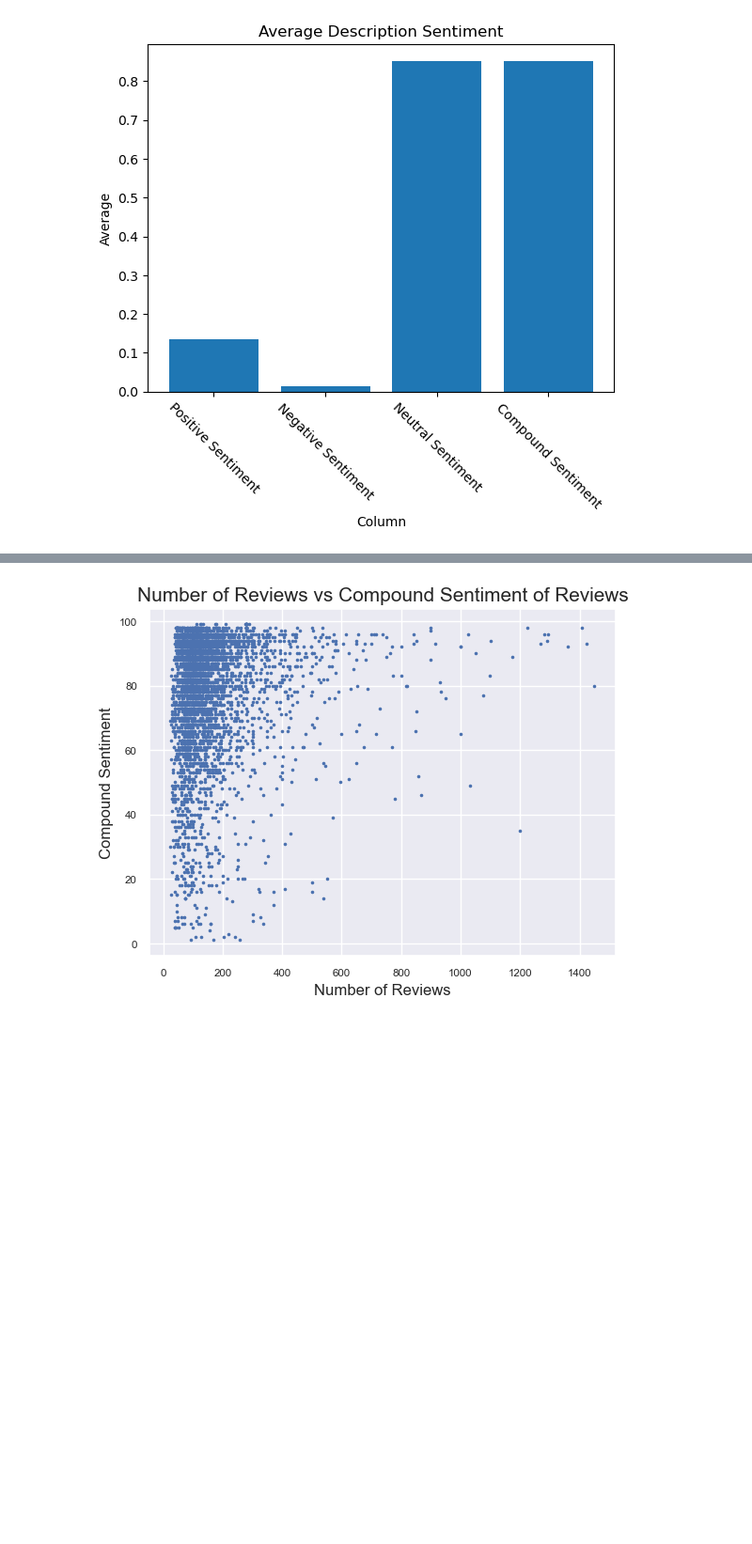
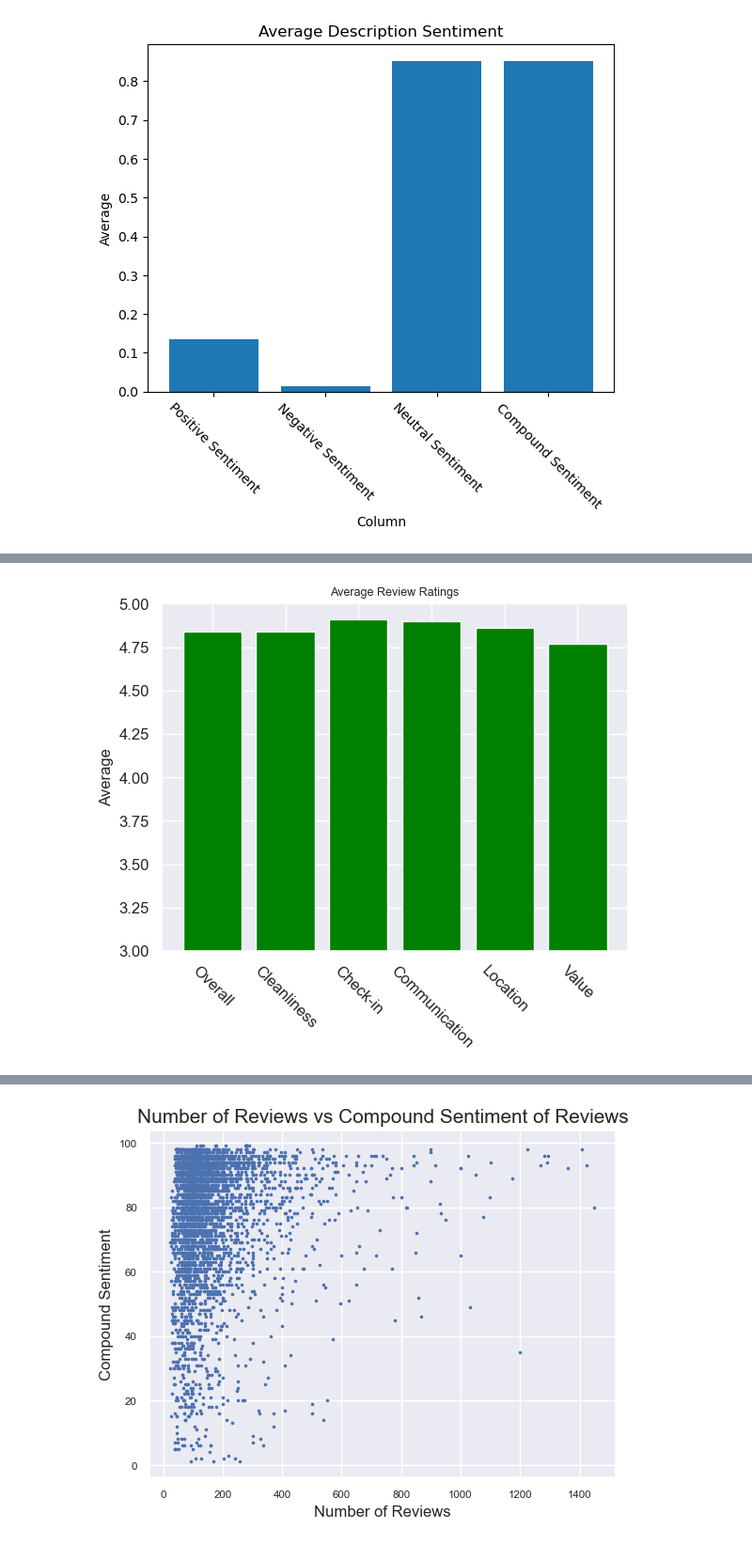
Before and after one commit to carlhorwitz/capstone, a Jupyter notebook: 1. Preprocessing/NLP EDA.ipynb, the cells around one changed output, grey strips where cells are left out. Shown at 94% size. Saved outputs shown, nothing was run; the diff lists cells and outputs as text; code cells hidden in the pictures; blank space fills up the shorter version.

```diff
--- a/1. Preprocessing/NLP EDA.ipynb
+++ b/1. Preprocessing/NLP EDA.ipynb
@@ -148,3 +139,19 @@ df[df['number_of_reviews']>1000]
 # %% [output]
 |  | id | latitude | longitude | price | shared_status | accommodates | accomodation_group | bathrooms | ... |
 | 181 | 1733052 | 39.73799 | -104.97219 | 104.0 | private room | 4 | 3-4 | 1.0 | ... |
+# %%
+review_scores=df[['review_scores_rating','review_scores_cleanliness','review_scores_checkin',
+                  'review_scores_communication', 'review_scores_location','review_scores_value']].mean()
+
+fig, ax = plt.subplots()
+ax.bar(review_scores.index, review_scores.values, color='green')
+ax.set_title('Average Review Ratings')
+ax.set_ylabel('Average', fontsize=12)
+ax.set_xticklabels(['Overall', 'Cleanliness', 'Check-in', 'Communication' , 'Location', 'Value'], fontsize=12)
+ax.tick_params(axis='y', labelsize=12)
+ax.tick_params(axis='x', labelrotation=-45)
+ax.set_ylim(3, 5)
+sns.set_style("white")
+plt.show()
+# %% [output]
+[figure, added]
```
Also changed, not shown: parts of 12 cells of this notebook, 15 other files.
